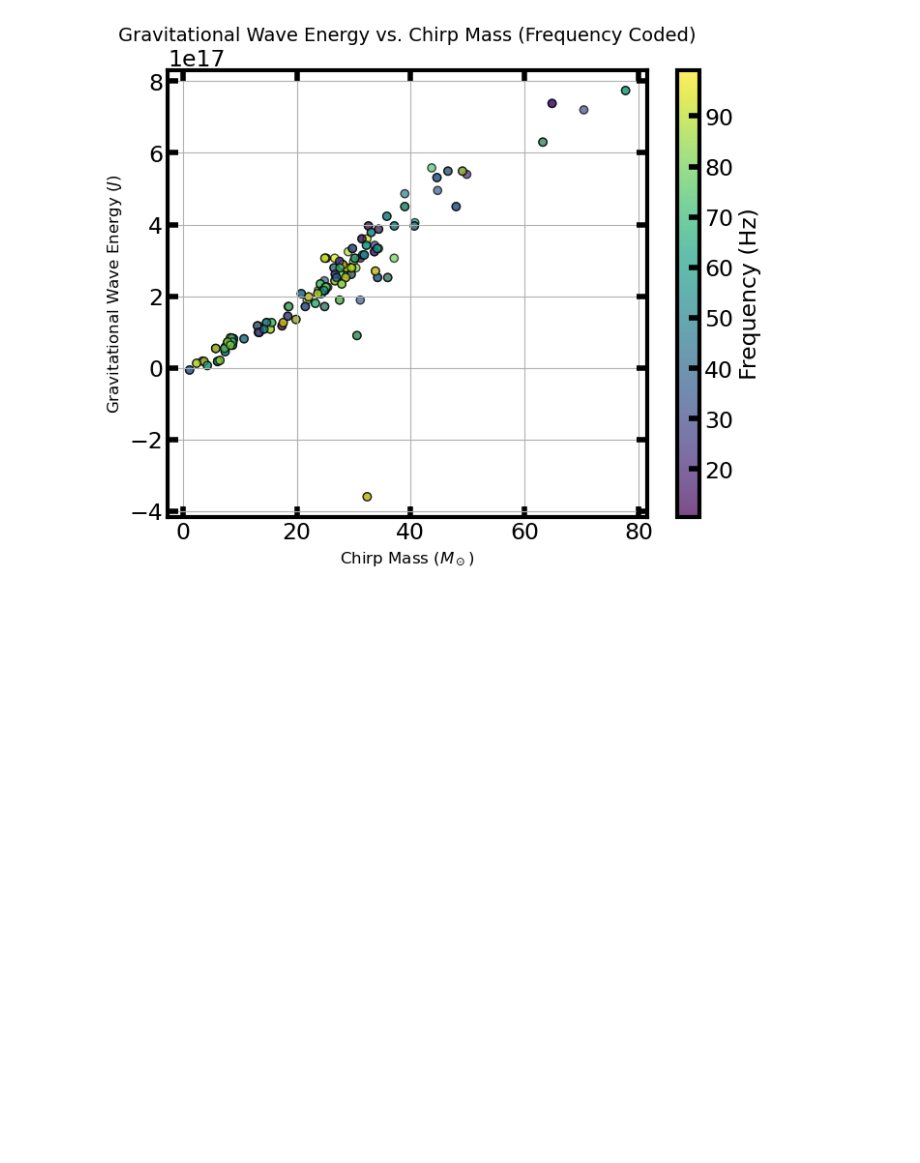
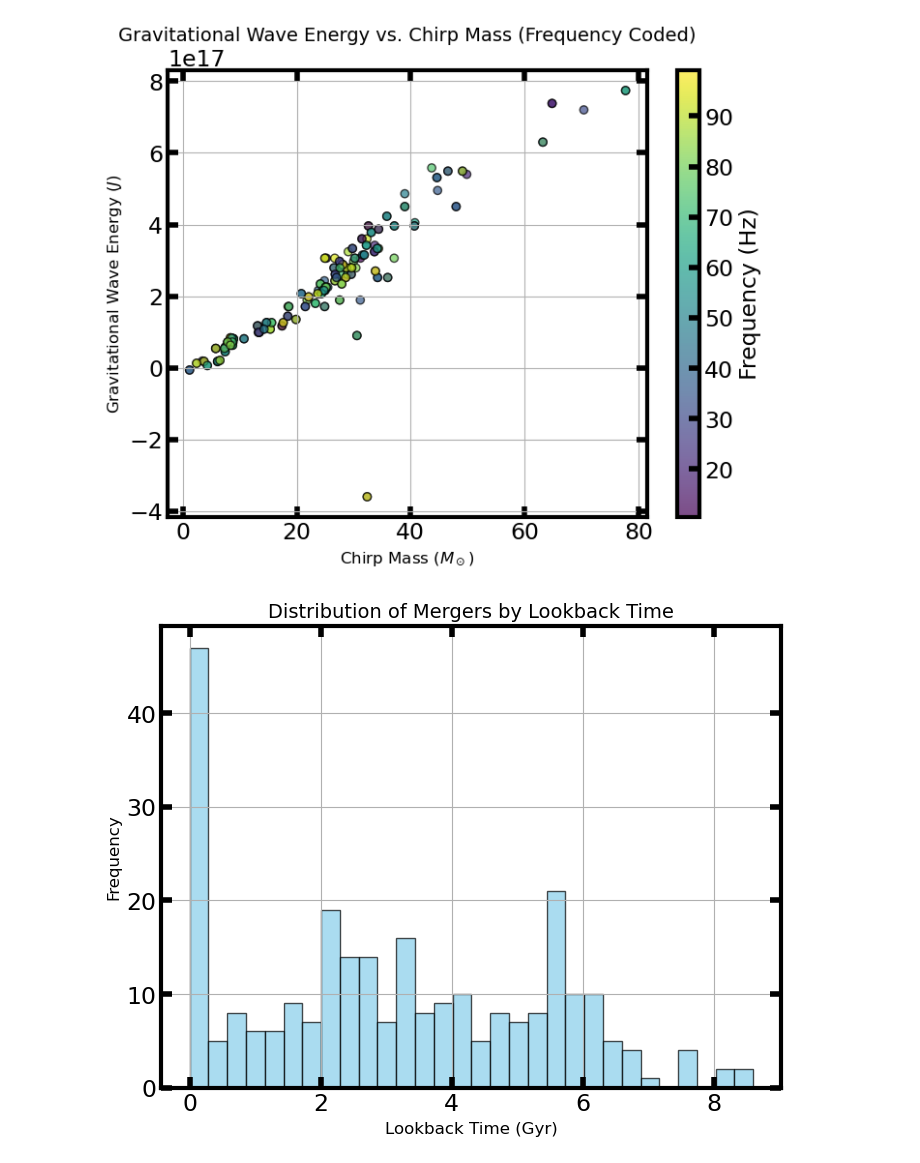
Before and after one commit to leighharwell/G-Waves, a Jupyter notebook: G-Waves.ipynb, the cells around one changed output. Cells and saved outputs as stored; diff of their text form; code cells hidden in the pictures; blank space fills up the shorter version.

Commit message:
added lookback/redshift graph

```diff
--- a/G-Waves.ipynb
+++ b/G-Waves.ipynb
@@ -365,3 +365,26 @@ plt.grid(True)
 plt.show()
 # %% [output]
 [figure]
+# %%
+from astropy.cosmology import Planck18 as cosmo
+
+def redshift_to_lookback_time(df_events):
+    """
+    Add a column for lookback time (in Gyr) to the DataFrame.
+    """
+    df_events['lookback_time'] = df_events['redshift'].apply(lambda z: cosmo.lookback_time(z).value)
+    return df_events
+
+# Add lookback time to the dataset
+df_events = redshift_to_lookback_time(df_events)
+
+# Plot lookback time distribution
+plt.figure(figsize=(8, 6))
+plt.hist(df_events['lookback_time'], bins=30, color='skyblue', edgecolor='black', alpha=0.7)
+plt.xlabel('Lookback Time (Gyr)', fontsize=12)
+plt.ylabel('Frequency', fontsize=12)
+plt.title('Distribution of Mergers by Lookback Time', fontsize=14)
+plt.grid(True)
+plt.show()
+# %% [output]
+[figure, added]
```
